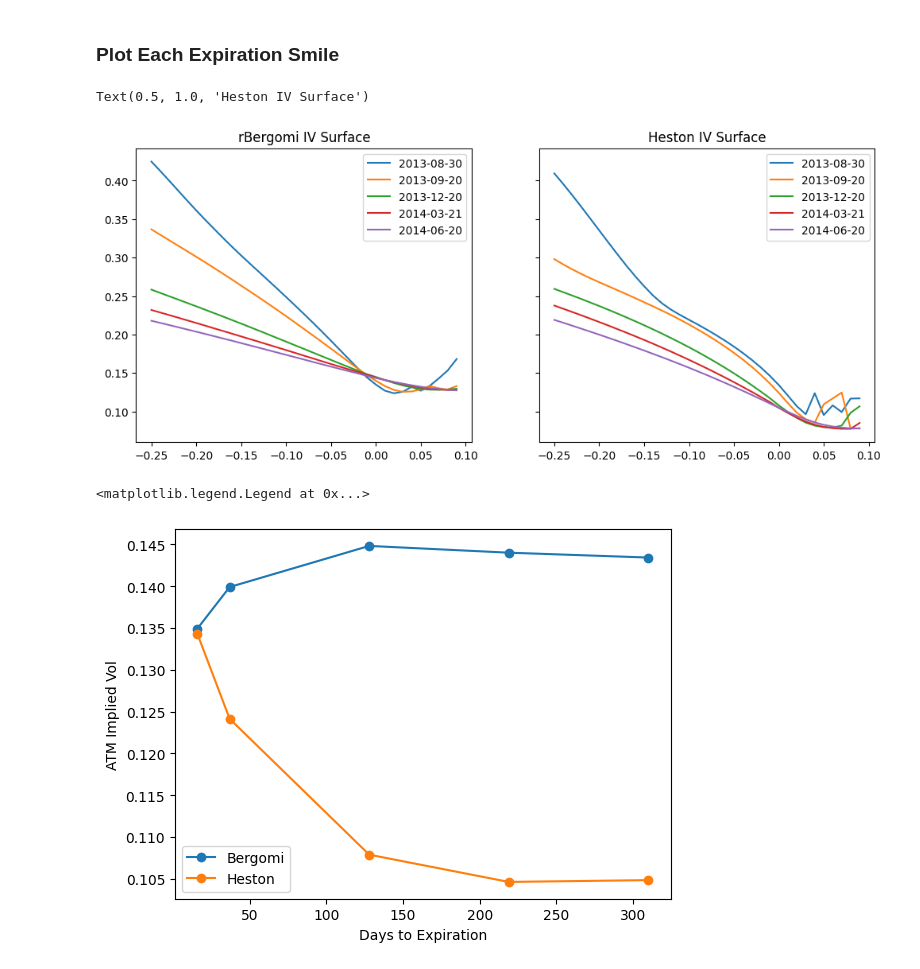
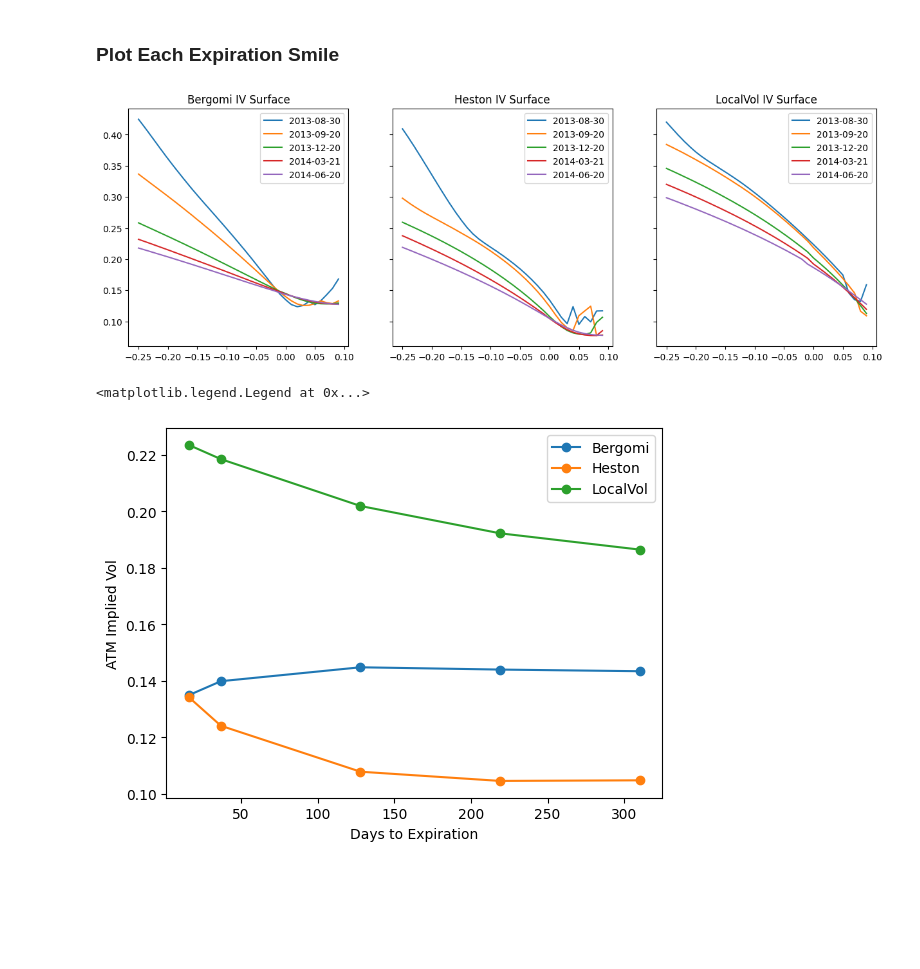
Before and after one commit to qatwalk/eq, a Jupyter notebook: 01a_VanillaSurface.ipynb, the cells around one changed output. Drawn from its saved outputs; the diff is of its cells as text; code cells hidden in the pictures; blank space fills up the shorter version.

```diff
--- a/01a_VanillaSurface.ipynb
+++ b/01a_VanillaSurface.ipynb
@@ -39,3 +42,9 @@ atm_idx = 25
+# %%
+model = LVMCModel()
+dataset = localvol_data()
+dataset["MC"]["FLAGS"] = Stats.CASHFLOW
+
+localvol_iv = iv_surface("SPX", model, dataset, strikes, expirations)
 # %% [markdown]
 ### Bergomi Vol Surface
 # %%
@@ -55,23 +64,21 @@ heston_iv = iv_surface("SPX", model, dataset, strikes, expirations)
 # %% [markdown]
 ### Plot Each Expiration Smile
 # %%
-fig, (ax1, ax2) = plt.subplots(1, 2, sharey=True)
-fig.set_figwidth(12)
+ivs = [bergomi_iv, heston_iv, localvol_iv]
+models = ["Bergomi", "Heston", "LocalVol"]
 
-for i, exp in enumerate(expirations):
-    ax1.plot(logK, bergomi_iv[i, :], label=exp.strftime("%Y-%m-%d"))
-ax1.legend()
-ax1.set_title("rBergomi IV Surface")
+fig, axes = plt.subplots(1, 3, sharey=True)
+fig.set_figwidth(15)
 
-for i, exp in enumerate(expirations):
-    ax2.plot(logK, heston_iv[i, :], label=exp.strftime("%Y-%m-%d"))
-ax2.legend()
-ax2.set_title("Heston IV Surface")
+for ax, iv, label in zip(axes, ivs, models):
+    for i, exp in enumerate(expirations):
+        ax.plot(logK, iv[i, :], label=exp.strftime("%Y-%m-%d"))
+        ax.legend()
+        ax.set_title(f"{label} IV Surface")
 # %% [output]
-Text(0.5, 1.0, 'Heston IV Surface')
-[figure, old version]
+[figure, new version]
 # %%
-for iv, label in zip([bergomi_iv, heston_iv], ["Bergomi", "Heston"]):
+for iv, label in zip(ivs, models):
     plt.plot(
         [(exp - prc_dt).days for exp in expirations],
         iv[:, atm_idx],
@@ -83,4 +90,4 @@ plt.ylabel("ATM Implied Vol")
 plt.legend()
 # %% [output]
 <matplotlib.legend.Legend at 0x...>
-[figure, old version]
+[figure, new version]
```
Also changed, not shown: parts of 7 cells of this notebook, 4 other files.
